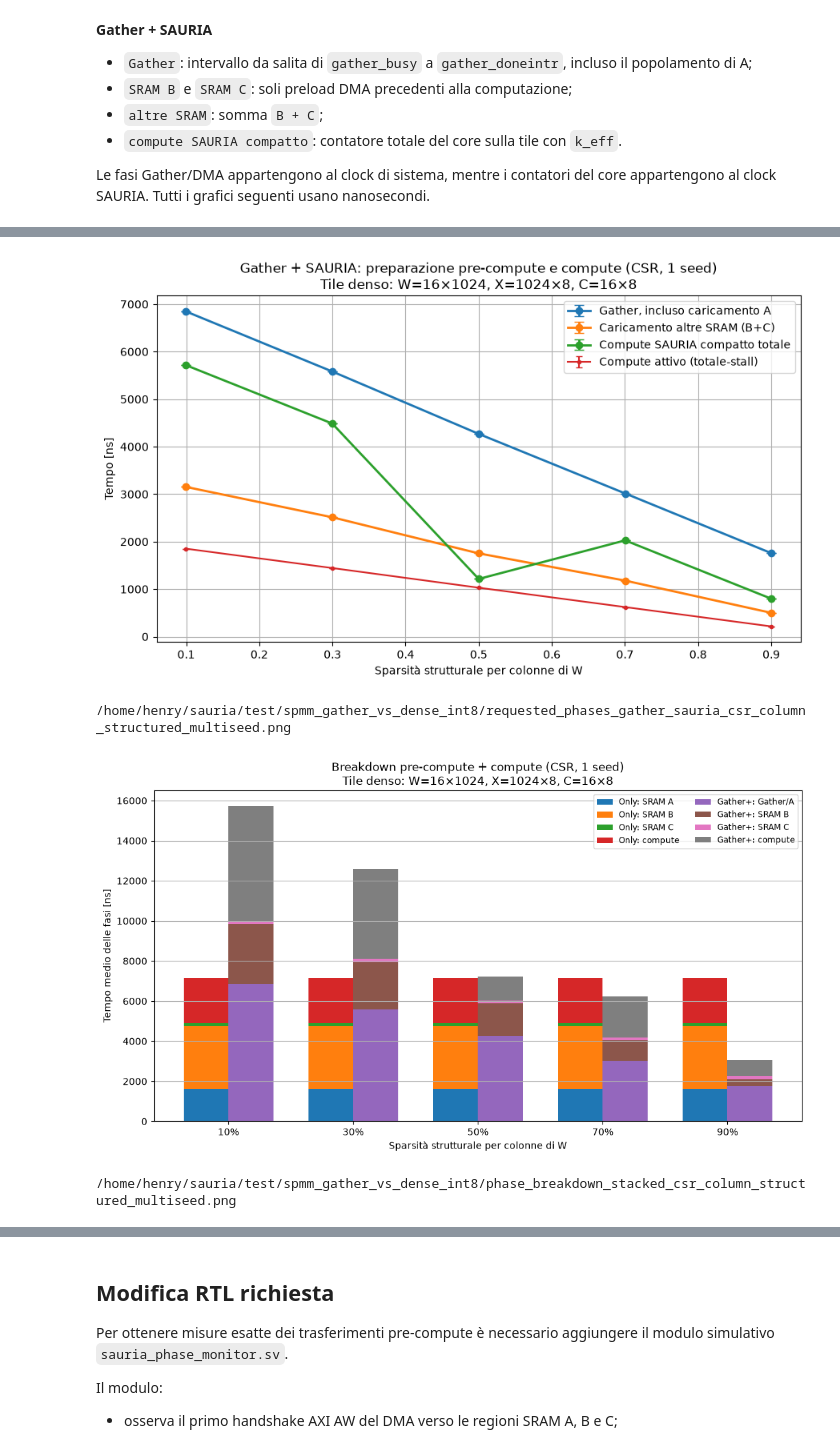
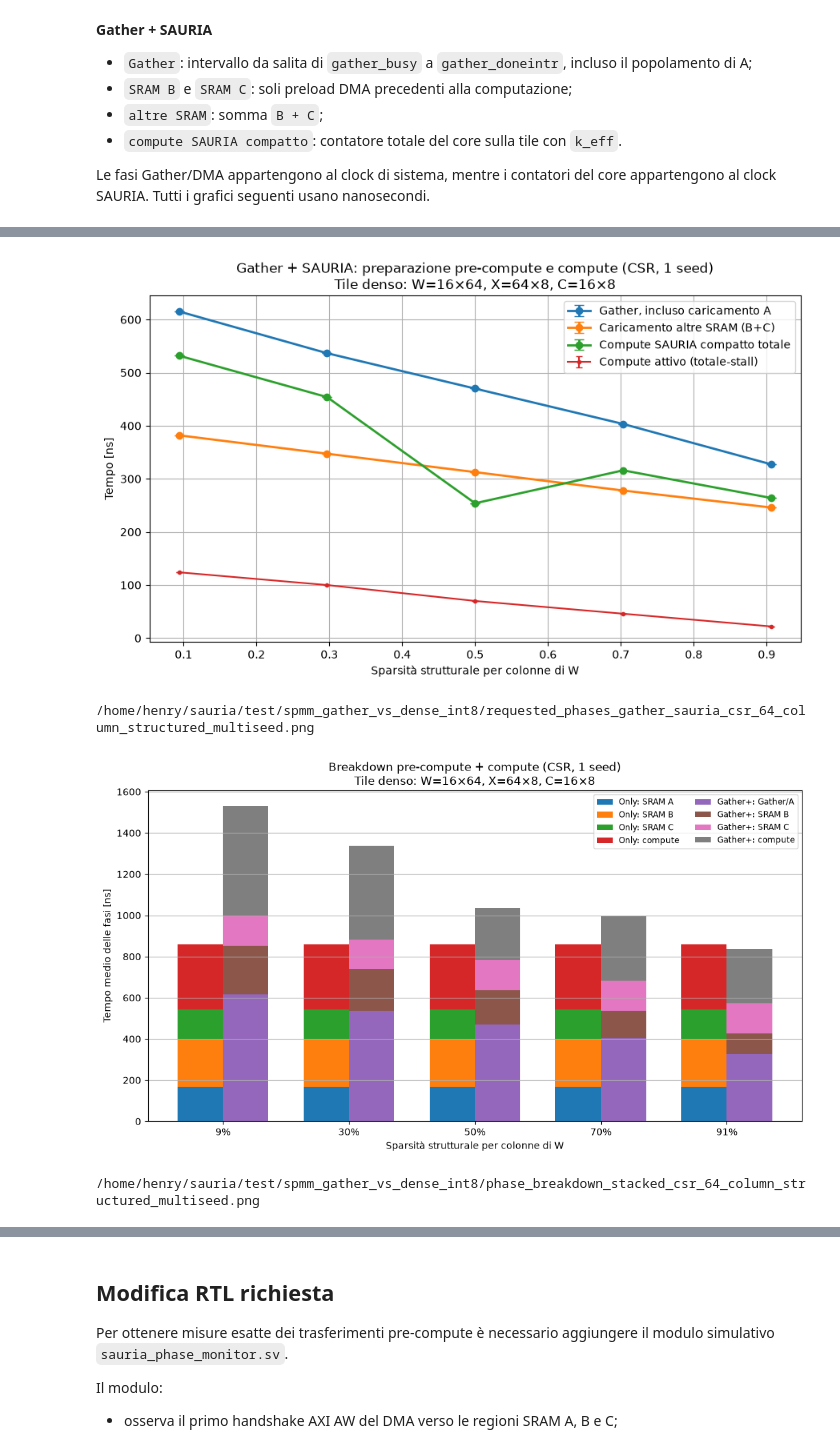
Before and after one commit to ciccofumuso/sauria-gather, a Jupyter notebook: Python/notebooks/sauria_spmm_gather_vs_dense_int8_benchmark_full_monitor.ipynb, the cells around one changed output, grey strips where cells are left out. Saved outputs shown, nothing was run; the diff lists cells and outputs as text; code cells hidden in the pictures.

```diff
--- a/Python/notebooks/sauria_spmm_gather_vs_dense_int8_benchmark_full_monitor.ipynb
+++ b/Python/notebooks/sauria_spmm_gather_vs_dense_int8_benchmark_full_monitor.ipynb
@@ -89,7 +89,7 @@ M = 16
 N = 8
 
 # Con il Gather 8x128 e dati INT8, N=8 permette K fino a 1024.
-K = 1024
+K = 64
 
 SPARSE_FORMAT = "CSR"
 SPARSITY_PATTERN = "SHARED_DENSE_COLUMNS"
@@ -104,7 +104,7 @@ K_EFF_POINTS = sorted(
 )
 
 NUM_SEEDS = 1
-MASTER_SEED = None
+MASTER_SEED = 2026
 
 if MASTER_SEED is None:
     MASTER_SEED = secrets.randbits(32)
@@ -2245,7 +2245,7 @@ if not summary.empty:
     plt.legend()
     plt.tight_layout()
     path = RESULTS_ROOT / (
-        f"requested_phases_sauria_only_{SPARSE_FORMAT.lower()}_"
+        f"requested_phases_sauria_only_{SPARSE_FORMAT.lower()}_{K}_"
         "column_structured_multiseed.png"
     )
     figure.savefig(path, dpi=160)
@@ -2307,15 +2307,15 @@ if not summary.empty:
     plt.legend()
     plt.tight_layout()
     path = RESULTS_ROOT / (
-        f"requested_phases_gather_sauria_{SPARSE_FORMAT.lower()}_"
+        f"requested_phases_gather_sauria_{SPARSE_FORMAT.lower()}_{K}_"
         "column_structured_multiseed.png"
     )
     figure.savefig(path, dpi=160)
     plt.show()
     print(path)
 # %% [output]
-[figure, old version]
+[figure, new version]
-/home/henry/sauria/test/spmm_gather_vs_dense_int8/requested_phases_gather_sauria_csr_column_structured_multiseed.png
+/home/henry/sauria/test/spmm_gather_vs_dense_int8/requested_phases_gather_sauria_csr_64_column_structured_multiseed.png
 # %%
 if not summary.empty:
     figure = plt.figure(figsize=(10.5, 6.0))
@@ -2374,36 +2374,36 @@ if not summary.empty:
     plt.bar(
         x + width / 2,
         gather_compute,
         width,
         bottom=gather_unit + gather_b + gather_c,
         label="Gather+: compute",
     )
 
     labels = [
         f"{value:.0%}"
         for value in summary["sparsity"]
     ]
     plt.xticks(x, labels)
     plt.xlabel("Sparsità strutturale per colonne di W")
     plt.ylabel("Tempo medio delle fasi [ns]")
     plt.title(
         f"Breakdown pre-compute + compute "
         f"({SPARSE_FORMAT}, {NUM_SEEDS} seed)\n"
         f"Tile denso: W={M}×{K}, X={K}×{N}, C={M}×{N}"
     )
     plt.grid(True, axis="y")
     plt.legend(fontsize="small", ncol=2)
     plt.tight_layout()
     path = RESULTS_ROOT / (
-        f"phase_breakdown_stacked_{SPARSE_FORMAT.lower()}_"
+        f"phase_breakdown_stacked_{SPARSE_FORMAT.lower()}_{K}_"
         "column_structured_multiseed.png"
     )
     figure.savefig(path, dpi=160)
     plt.show()
     print(path)
 # %% [output]
-[figure, old version]
+[figure, new version]
-/home/henry/sauria/test/spmm_gather_vs_dense_int8/phase_breakdown_stacked_csr_column_structured_multiseed.png
+/home/henry/sauria/test/spmm_gather_vs_dense_int8/phase_breakdown_stacked_csr_64_column_structured_multiseed.png
 # %%
 if not summary.empty:
     figure = plt.figure(figsize=(9, 5.5))
```
Also changed, not shown: parts of 11 cells of this notebook, 5 other files.
